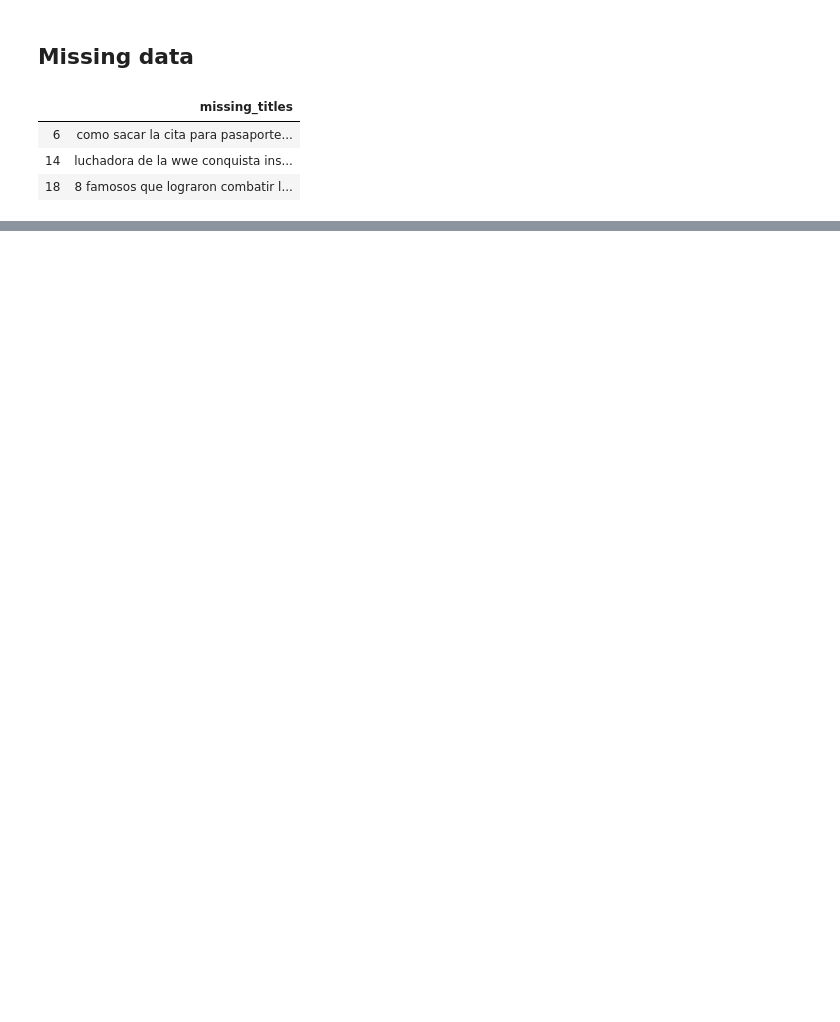
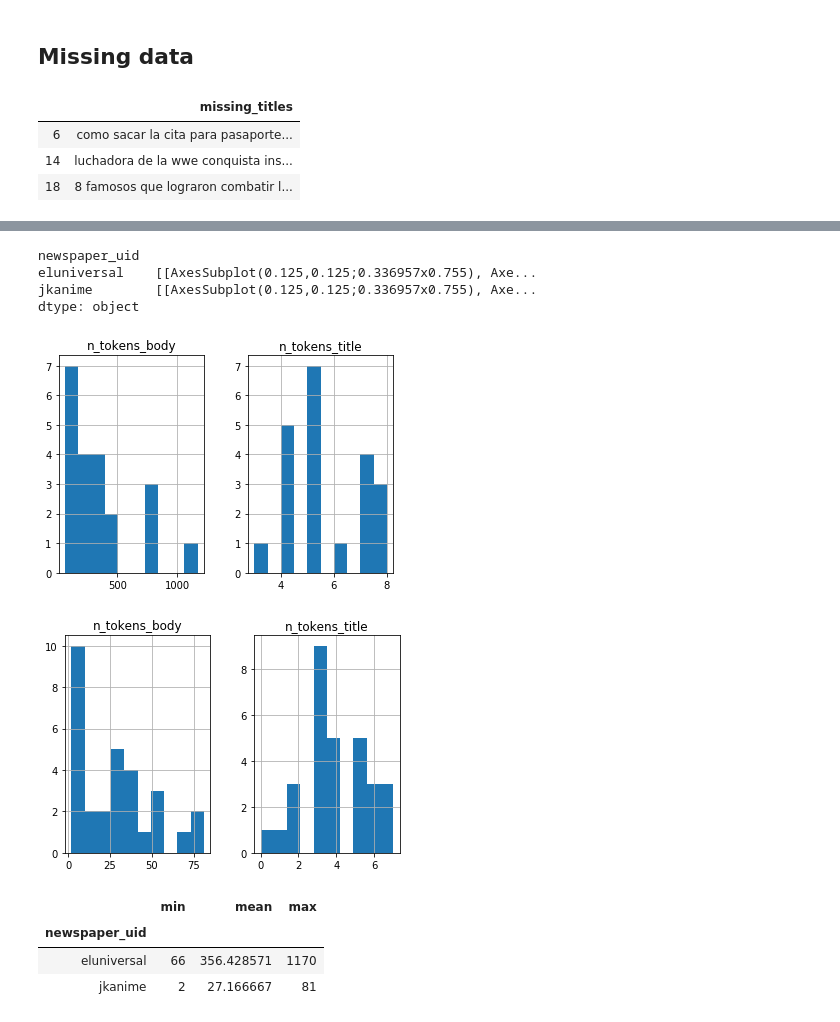
Before and after one commit to br2bb7t/sample-data, a Jupyter notebook: Sample Data.ipynb, the cells around one changed output, grey strips where cells are left out. Drawn from its saved outputs; the diff is of its cells as text; code cells hidden in the pictures; blank space fills up the shorter version.

```diff
--- a/Sample Data.ipynb
+++ b/Sample Data.ipynb
@@ -324,0 +629,20 @@ missing_titles
+# %%
+all_newspapers = pd.concat([clean_eluniversal, clean_jkanime])
+
+grouped = all_newspapers.groupby('newspaper_uid')
+
+grouped.hist()
+# %% [output]
+newspaper_uid
+eluniversal    [[AxesSubplot(0.125,0.125;0.336957x0.755), Axe...
+jkanime        [[AxesSubplot(0.125,0.125;0.336957x0.755), Axe...
+dtype: object
+[figure, added]
+[figure, added]
+# %%
+grouped['n_tokens_body'].agg(['min', 'mean', 'max'])
+# %% [output]
+|  | min | mean | max |
+| newspaper_uid |  |  |  |
+| eluniversal | 66 | 356.428571 | 1170 |
+| jkanime | 2 | 27.166667 | 81 |
```
Also changed, not shown: parts of 30 cells of this notebook, 10 other files.
